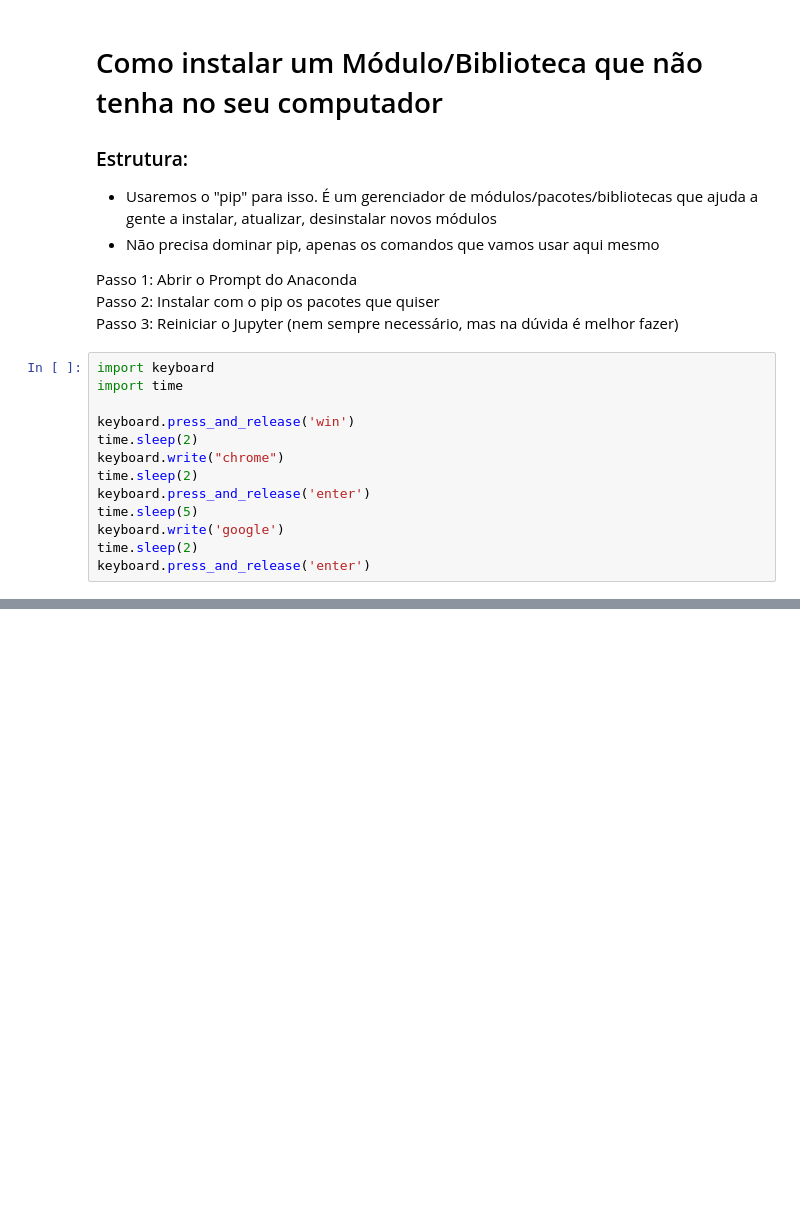
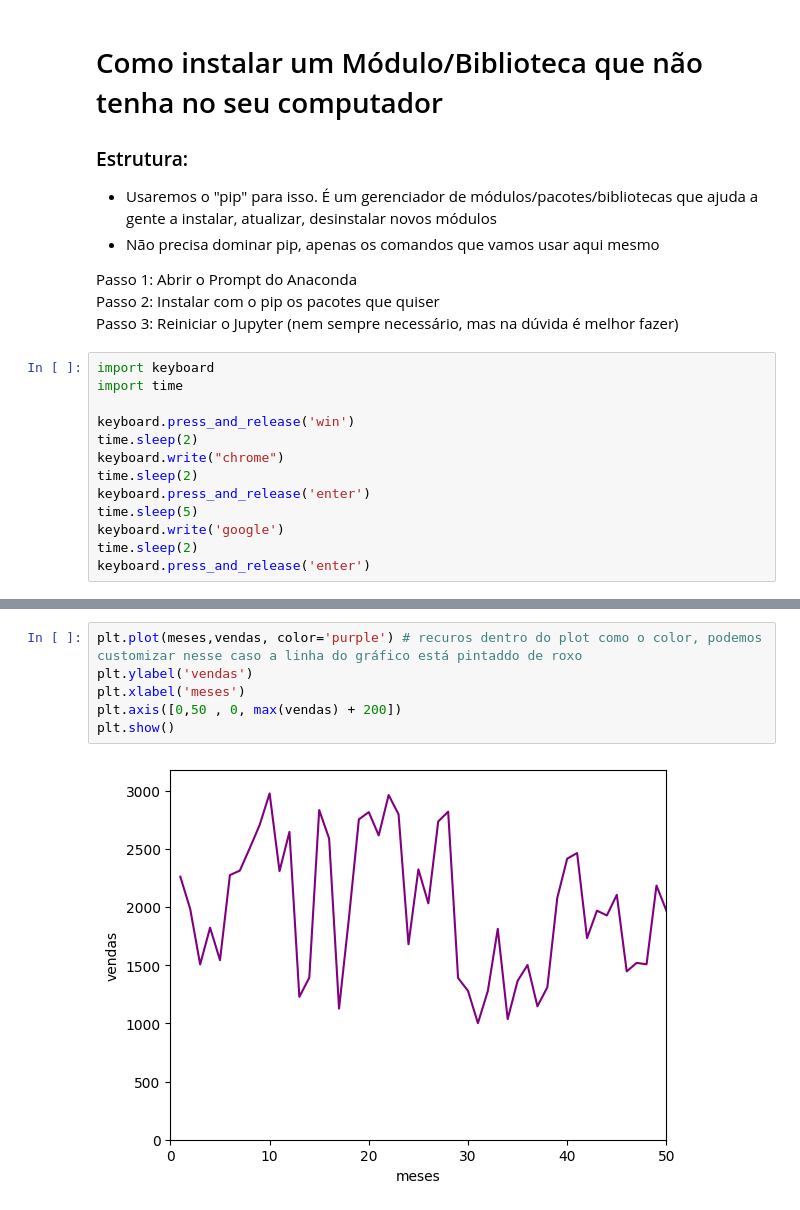
Before and after one commit to isrraelantonio/estudos-python, a Jupyter notebook: módulo 13/modulo_introduacao_orientacao_a_objetos.ipynb, the cells around one changed output, grey strips where cells are left out. Saved outputs shown, nothing was run; the diff lists cells and outputs as text; blank space fills up the shorter version.

```diff
--- a/módulo 13/modulo_introduacao_orientacao_a_objetos.ipynb
+++ b/módulo 13/modulo_introduacao_orientacao_a_objetos.ipynb
@@ -652,0 +741,8 @@ keyboard.press_and_release('enter')
+# %%
+plt.plot(meses,vendas, color='purple') # recuros dentro do plot como o color, podemos customizar nesse caso a linha do gráfico está pintaddo de roxo
+plt.ylabel('vendas')
+plt.xlabel('meses')
+plt.axis([0,50 , 0, max(vendas) + 200])
+plt.show()
+# %% [output]
+[figure, added]
```
Also changed, not shown: parts of 12 cells of this notebook.
